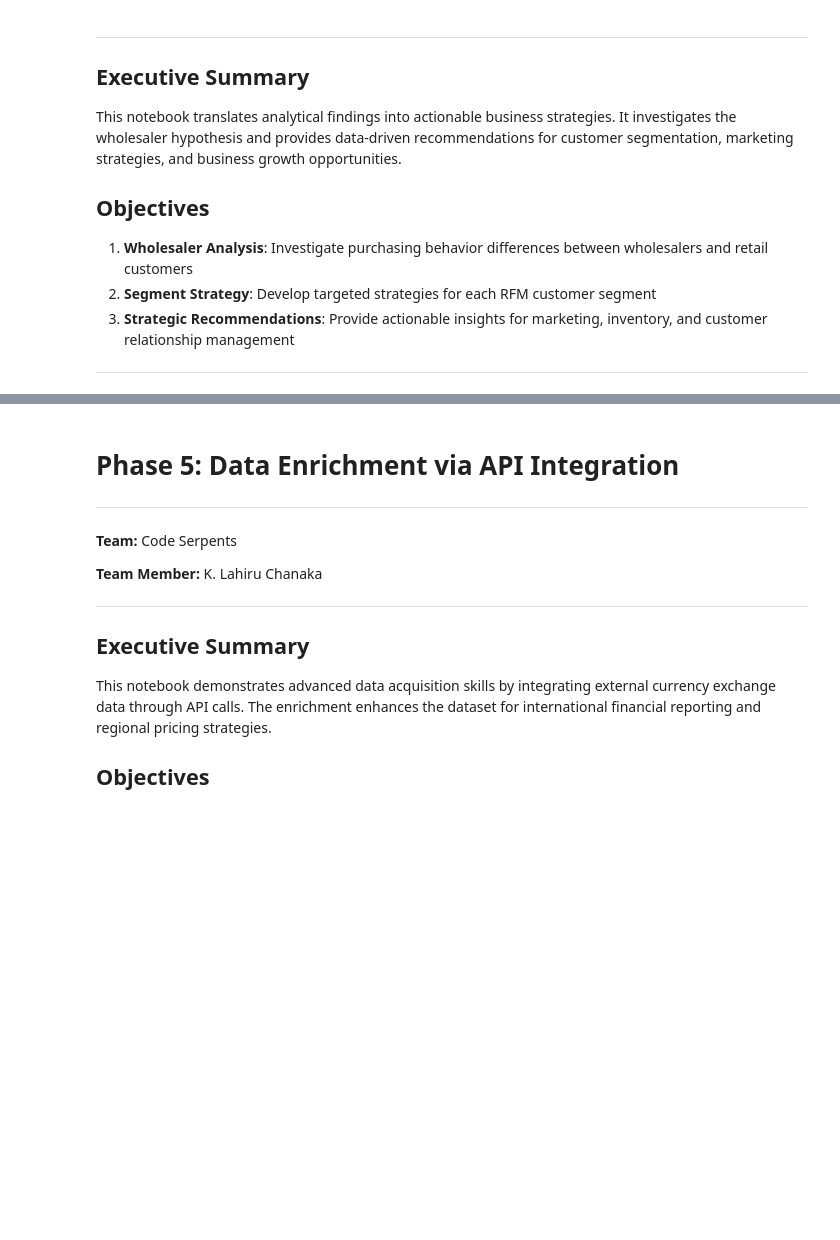
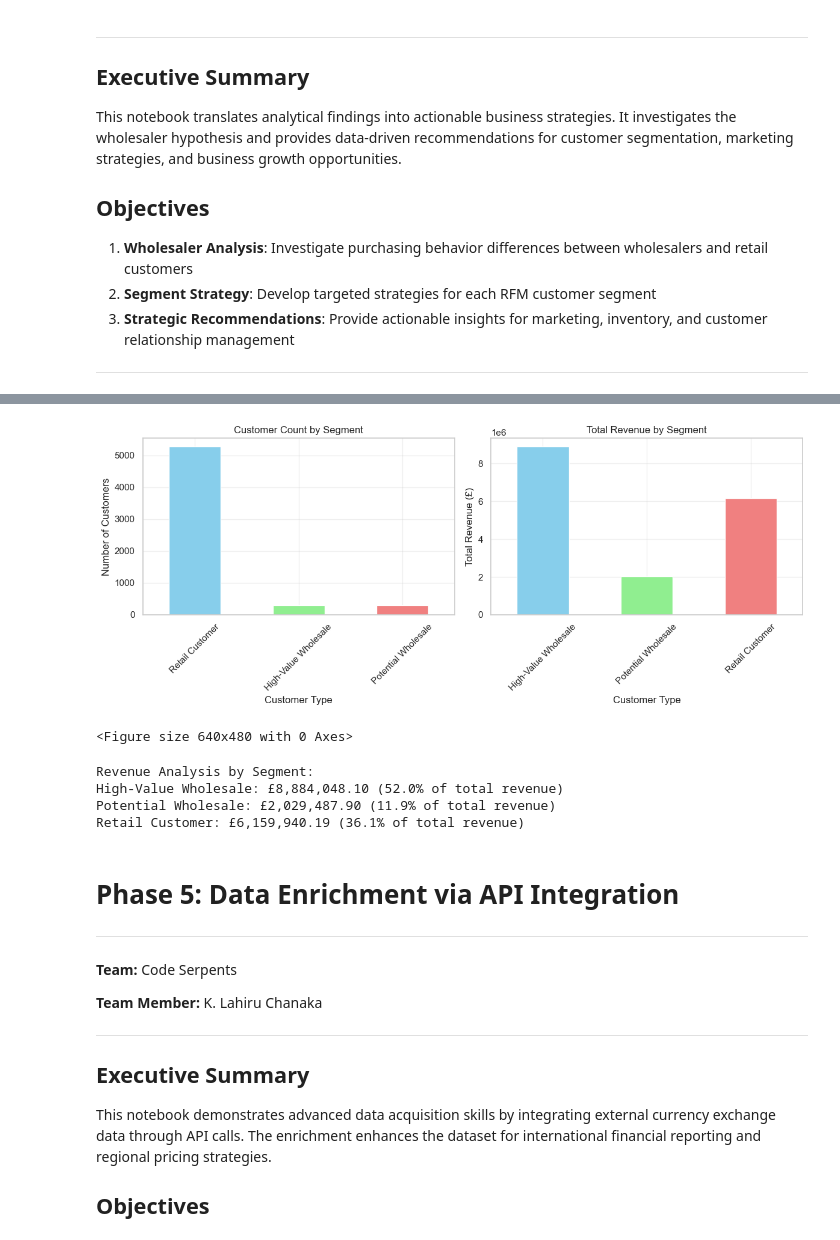
Before and after one commit to DilsaraThiranjaya/Strategic-Growth-Analysis-Team-Code-Serpents, a Jupyter notebook: notebooks/retail_analysis.ipynb, the cells around one changed output, grey strips where cells are left out. Saved outputs shown, nothing was run; the diff lists cells and outputs as text; code cells hidden in the pictures; blank space fills up the shorter version.

```diff
--- a/notebooks/retail_analysis.ipynb
+++ b/notebooks/retail_analysis.ipynb
@@ -694,0 +793,12 @@ This notebook translates analytical findings into actionable business strategies
+# %%
+print("Identifying customer segments...")
+segmented_df = identify_customer_segments(df_rfm)
+
+segment_counts = segmented_df['Customer_Type'].value_counts()
+segment_percentages = segmented_df['Customer_Type'].value_counts(normalize=True) * 100
+
+print("\nCustomer Segment Distribution:")
+for segment in segment_counts.index:
+    count = segment_counts[segment]
+    percentage = segment_percentages[segment]
+    print(f"{segment}: {count} customers ({percentage:.1f}%)")
@@ -695,3 +859,43 @@ This notebook translates analytical findings into actionable business strategies
+# %%
+
+plt.figure(figsize=(12, 5))
+
+# Subplot 1: Customer count by segment
+plt.subplot(1, 2, 1)
+segment_counts.plot(kind='bar', color=['skyblue', 'lightgreen', 'lightcoral'])
+plt.title('Customer Count by Segment')
+plt.xlabel('Customer Type')
+plt.ylabel('Number of Customers')
+plt.xticks(rotation=45)
+plt.grid(True, alpha=0.3)
+
+# Subplot 2: Revenue by segment
+plt.subplot(1, 2, 2)
+revenue_by_segment = segmented_df.groupby('Customer_Type')['Monetary'].sum()
+revenue_by_segment.plot(kind='bar', color=['skyblue', 'lightgreen', 'lightcoral'])
+plt.title('Total Revenue by Segment')
+plt.xlabel('Customer Type')
+plt.ylabel('Total Revenue (£)')
+plt.xticks(rotation=45)
+plt.grid(True, alpha=0.3)
+
+plt.tight_layout()
+plt.show()
+
+save_plot(plt.gcf(), '../figures/strategic_rec_charts/customer_count_by_segment.png')
+
+print("\nRevenue Analysis by Segment:")
+for segment in revenue_by_segment.index:
+    revenue = revenue_by_segment[segment]
+    percentage = (revenue / segmented_df['Monetary'].sum()) * 100
+    print(f"{segment}: £{revenue:,.2f} ({percentage:.1f}% of total revenue)")
+# %% [output]
+[figure, added]
+<Figure size 640x480 with 0 Axes>
+Revenue Analysis by Segment:
+High-Value Wholesale: £8,884,048.10 (52.0% of total revenue)
+Potential Wholesale: £2,029,487.90 (11.9% of total revenue)
+Retail Customer: £6,159,940.19 (36.1% of total revenue)
 # %% [markdown]
 # Phase 5: Data Enrichment via API Integration
 ---
```
Also changed, not shown: parts of 13 cells of this notebook, 8 other files.
